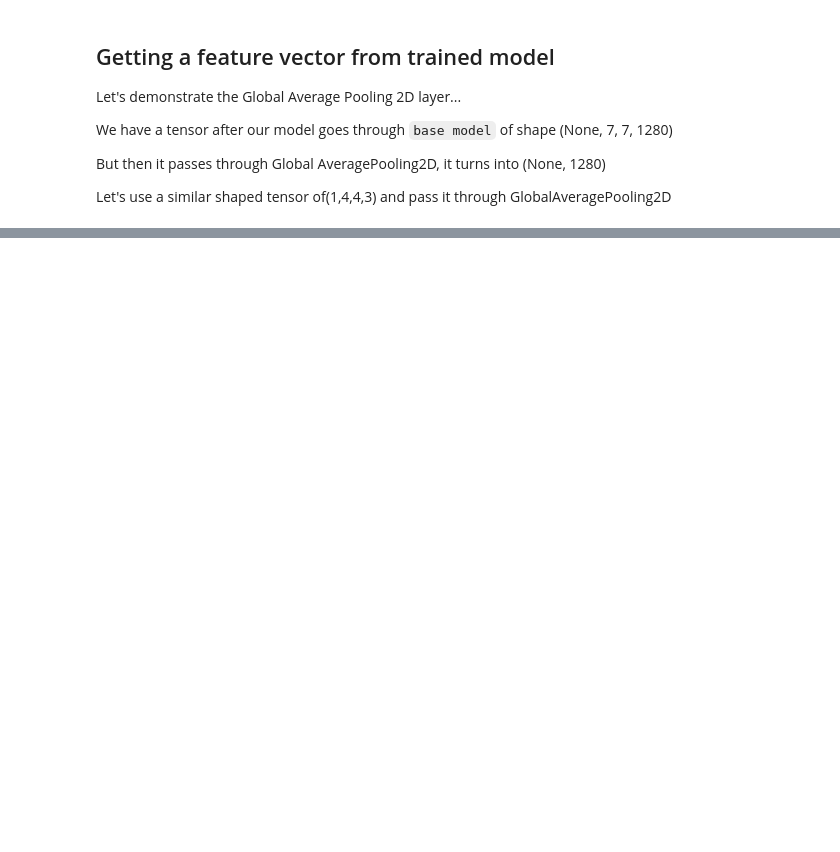
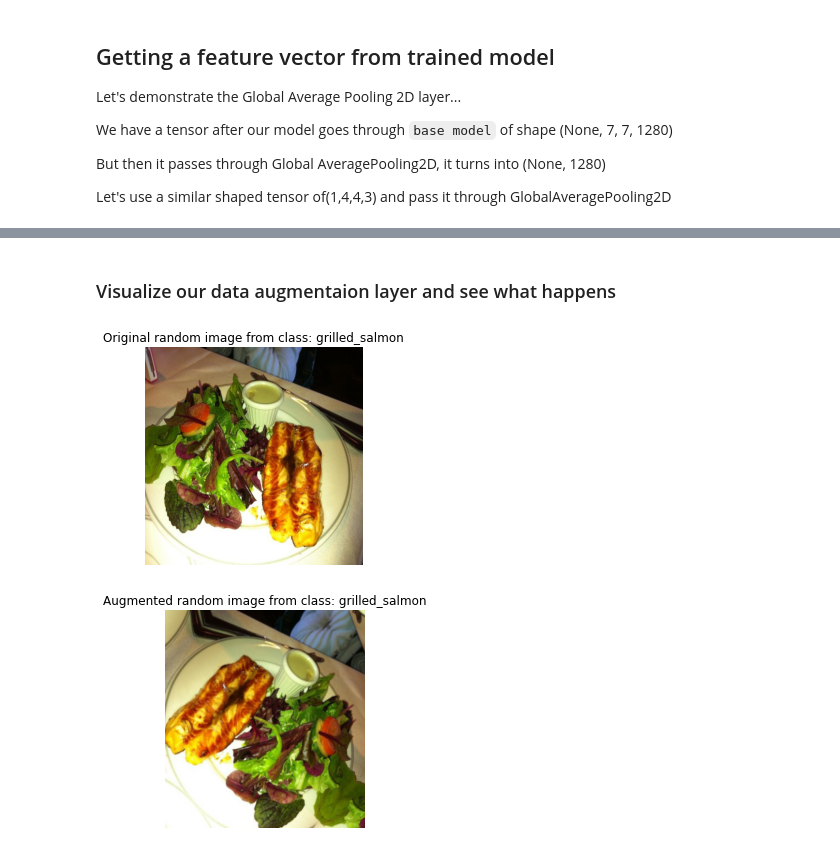
Before and after one commit to shashwat9kumar/ML-And-DataScience, a Jupyter notebook: Tensorflow/05_transfer_learning_with_tensorflow_part_2_fine_tuning.ipynb, the cells around one changed output, grey strips where cells are left out. Cells and saved outputs as stored; diff of their text form; code cells hidden in the pictures; blank space fills up the shorter version.

```diff
--- a/Tensorflow/05_transfer_learning_with_tensorflow_part_2_fine_tuning.ipynb
+++ b/Tensorflow/05_transfer_learning_with_tensorflow_part_2_fine_tuning.ipynb
@@ -339,0 +427,4 @@ input
+# %%
+# Create training and test dirs
+train_dir_1_percent = "10_food_classes_1_percent/train"
+test_dir = "10_food_classes_1_percent/test"
@@ -339,0 +477,47 @@ input
+# %%
+import tensorflow as tf
+from tensorflow import keras
+from tensorflow.keras.layers.experimental import preprocessing
+
+# Create data augmentation stage with horizontal flipping, rotations, zooms, etc.
+data_augmentation = keras.Sequential(
+    [
+     preprocessing.RandomFlip("horizontal"),
+     preprocessing.RandomRotation(0.2),
+     preprocessing.RandomZoom(0.2),
+     preprocessing.RandomHeight(0.2),
+     preprocessing.RandomWidth(0.2)
+     # preprocessing.Rescale(1/255.) # for models like resnet, effficientnet has it built in
+    ], name ="data_augmentation"
+)
+# %% [markdown]
+### Visualize our data augmentaion layer and see what happens
+# %%
+# View a random image and compare it to its augmented version
+
+import matplotlib.pyplot as plt
+import matplotlib.image as mpimg
+import os
+import random
+
+target_class = random.choice(train_data_1_percent.class_names)
+target_dir = "10_food_classes_1_percent/train/" + target_class
+random_image = random.choice(os.listdir(target_dir))
+random_image_path = target_dir + "/" + random_image
+
+# Read and plot the random image
+img = mpimg.imread(random_image_path)
+plt.imshow(img)
+plt.title(f"Original random image from class: {target_class}")
+plt.axis(False)
+
+# Now let's plot the augmented image
+augmented_img = data_augmentation(tf.expand_dims(img, axis=0))
+plt.figure()
+# print(tf.squeeze(augmented_img))
+plt.imshow(tf.squeeze(augmented_img)/255.)
+plt.title(f"Augmented random image from class: {target_class}")
+plt.axis(False);
+# %% [output]
+[figure, added]
+[figure, added]
```
Also changed, not shown: parts of 24 cells of this notebook.
